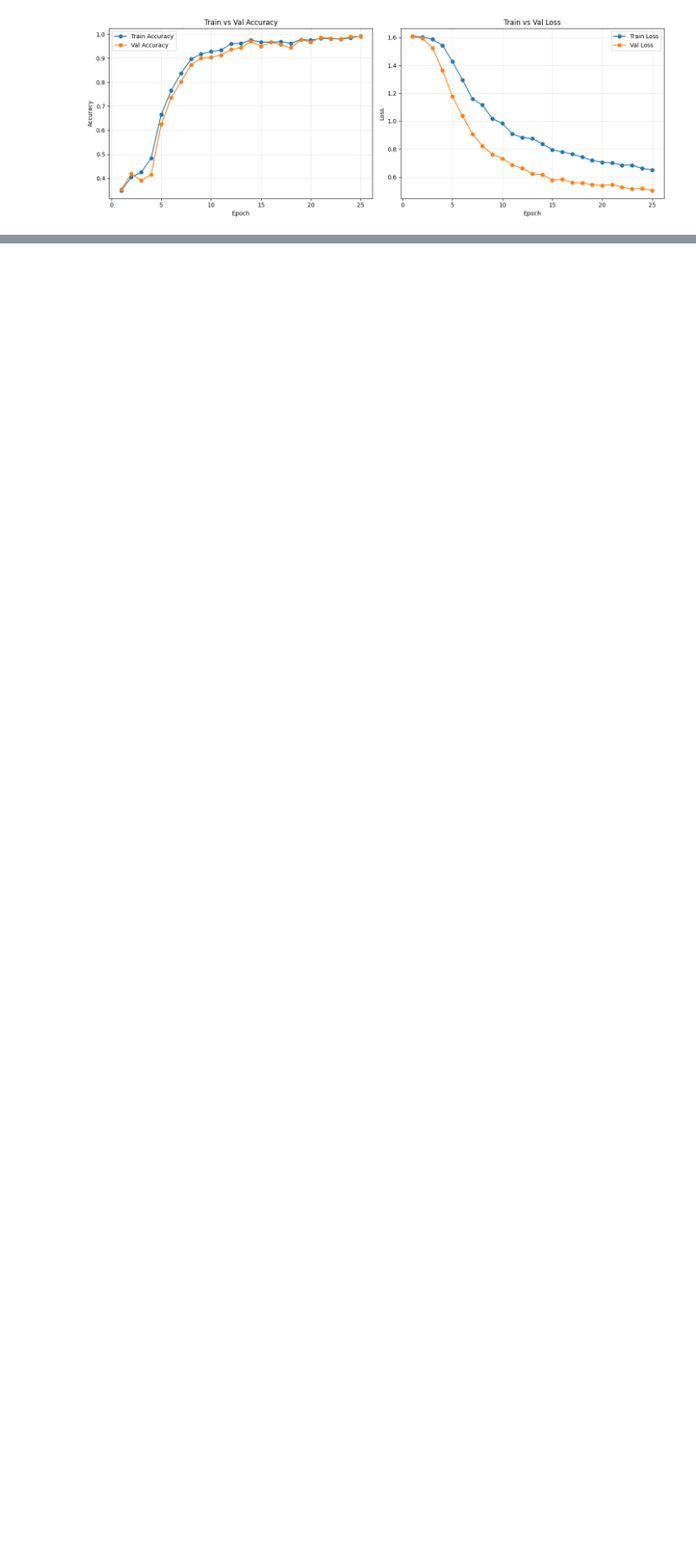
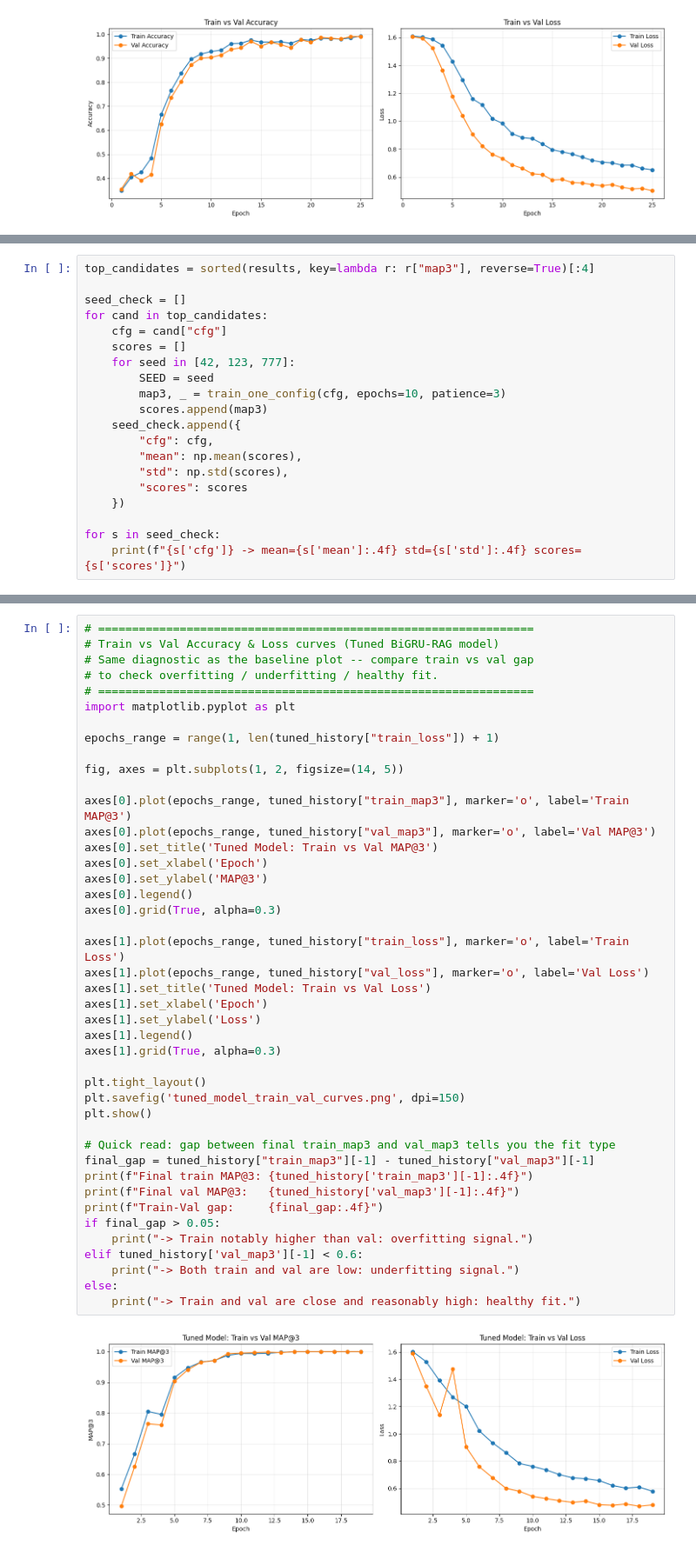
Before and after one commit to 24f1002692/genAI-project-24f1002692, a Jupyter notebook: DL-24f1002692-notebook-t22026.ipynb, the cells around one changed output, grey strips where cells are left out. Shown at 87% size. Cells and saved outputs as stored; diff of their text form; blank space fills up the shorter version.

```diff
--- a/DL-24f1002692-notebook-t22026.ipynb
+++ b/DL-24f1002692-notebook-t22026.ipynb
@@ -3293,0 +3440,20 @@ plt.show()
+# %%
+top_candidates = sorted(results, key=lambda r: r["map3"], reverse=True)[:4]
+
+seed_check = []
+for cand in top_candidates:
+    cfg = cand["cfg"]
+    scores = []
+    for seed in [42, 123, 777]:
+        SEED = seed
+        map3, _ = train_one_config(cfg, epochs=10, patience=3)
+        scores.append(map3)
+    seed_check.append({
+        "cfg": cfg,
+        "mean": np.mean(scores),
+        "std": np.std(scores),
+        "scores": scores
+    })
+
+for s in seed_check:
+    print(f"{s['cfg']} -> mean={s['mean']:.4f} std={s['std']:.4f} scores={s['scores']}")
@@ -3293,0 +3513,45 @@ plt.show()
+# %%
+# ================================================================
+# Train vs Val Accuracy & Loss curves (Tuned BiGRU-RAG model)
+# Same diagnostic as the baseline plot -- compare train vs val gap
+# to check overfitting / underfitting / healthy fit.
+# ================================================================
+import matplotlib.pyplot as plt
+
+epochs_range = range(1, len(tuned_history["train_loss"]) + 1)
+
+fig, axes = plt.subplots(1, 2, figsize=(14, 5))
+
+axes[0].plot(epochs_range, tuned_history["train_map3"], marker='o', label='Train MAP@3')
+axes[0].plot(epochs_range, tuned_history["val_map3"], marker='o', label='Val MAP@3')
+axes[0].set_title('Tuned Model: Train vs Val MAP@3')
+axes[0].set_xlabel('Epoch')
+axes[0].set_ylabel('MAP@3')
+axes[0].legend()
+axes[0].grid(True, alpha=0.3)
+
+axes[1].plot(epochs_range, tuned_history["train_loss"], marker='o', label='Train Loss')
+axes[1].plot(epochs_range, tuned_history["val_loss"], marker='o', label='Val Loss')
+axes[1].set_title('Tuned Model: Train vs Val Loss')
+axes[1].set_xlabel('Epoch')
+axes[1].set_ylabel('Loss')
+axes[1].legend()
+axes[1].grid(True, alpha=0.3)
+
+plt.tight_layout()
+plt.savefig('tuned_model_train_val_curves.png', dpi=150)
+plt.show()
+
+# Quick read: gap between final train_map3 and val_map3 tells you the fit type
+final_gap = tuned_history["train_map3"][-1] - tuned_history["val_map3"][-1]
+print(f"Final train MAP@3: {tuned_history['train_map3'][-1]:.4f}")
+print(f"Final val MAP@3:   {tuned_history['val_map3'][-1]:.4f}")
+print(f"Train-Val gap:     {final_gap:.4f}")
+if final_gap > 0.05:
+    print("-> Train notably higher than val: overfitting signal.")
+elif tuned_history['val_map3'][-1] < 0.6:
+    print("-> Both train and val are low: underfitting signal.")
+else:
+    print("-> Train and val are close and reasonably high: healthy fit.")
+# %% [output]
+[figure, added]
```
Also changed, not shown: parts of 11 cells of this notebook.
